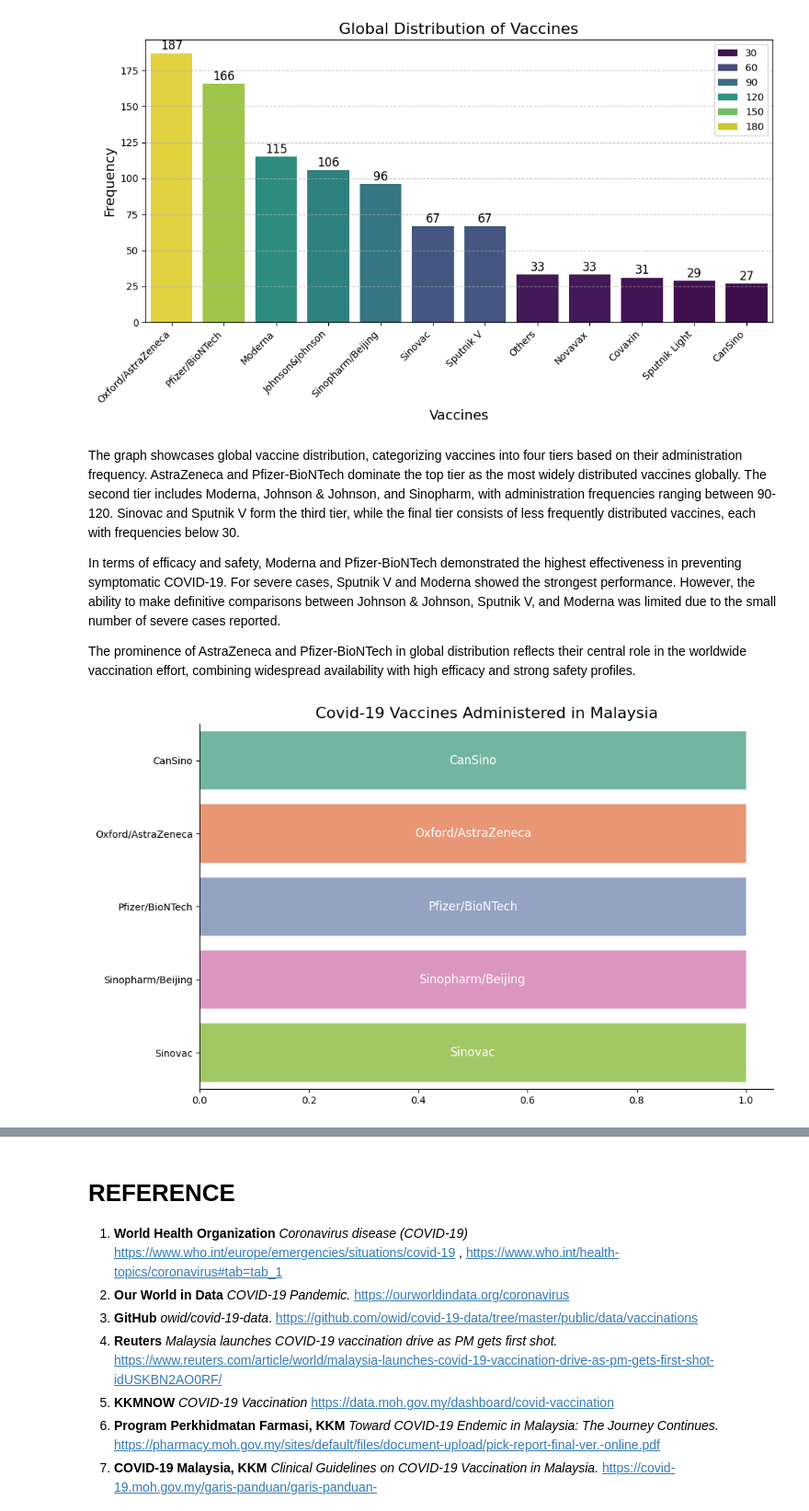
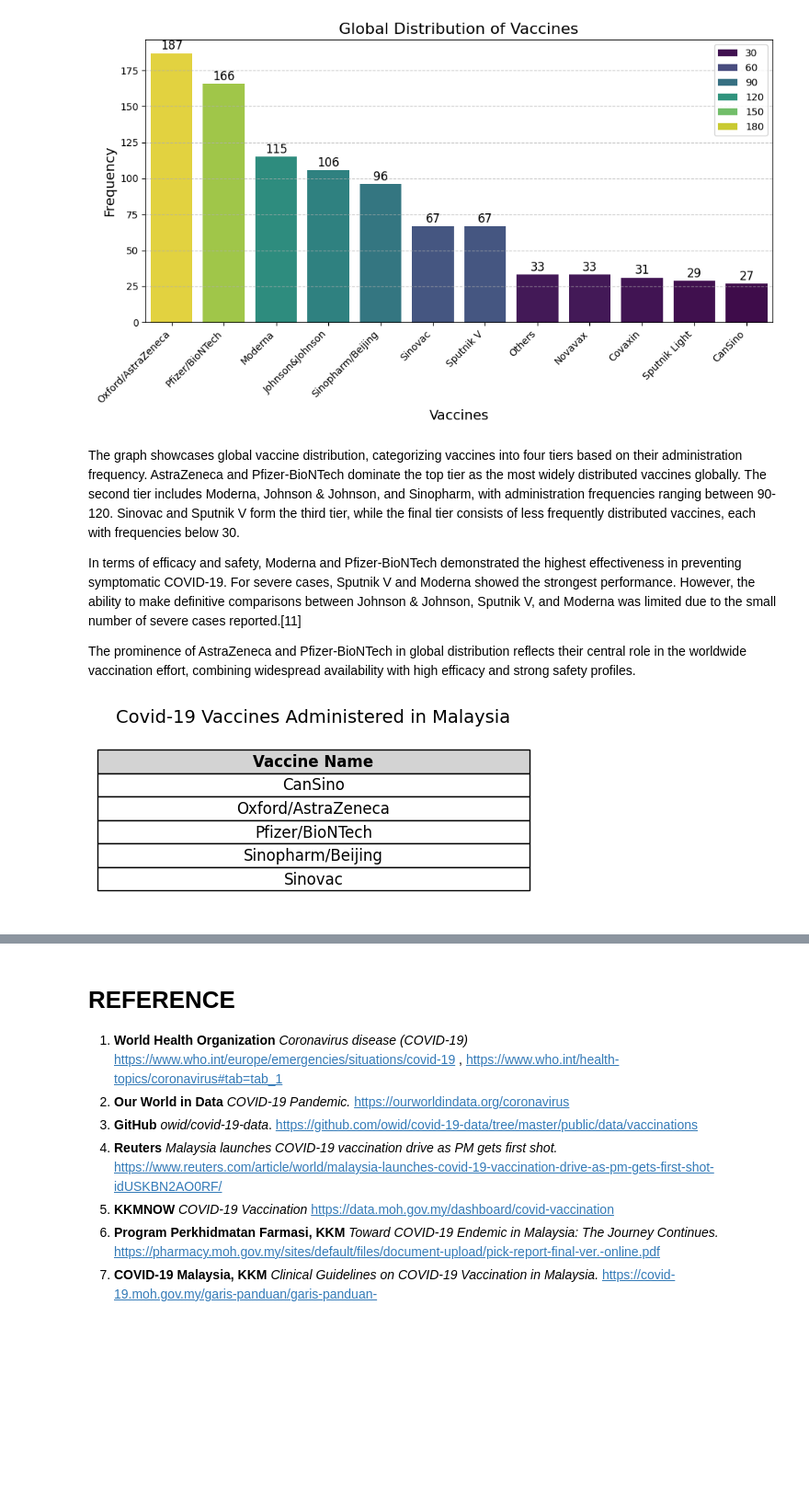
Before and after one commit to ismiasmaa/covid-19, a Jupyter notebook: P149789_DataScience_Project2.ipynb, the cells around one changed output, grey strips where cells are left out. Shown at 92% size. Cells and saved outputs as stored; diff of their text form; code cells hidden in the pictures; blank space fills up the shorter version.

```diff
--- a/P149789_DataScience_Project2.ipynb
+++ b/P149789_DataScience_Project2.ipynb
@@ -843,43 +852,43 @@ plt.show()
 # %% [markdown]
 The graph showcases global vaccine distribution, categorizing vaccines into four tiers based on their administration frequency. AstraZeneca and Pfizer-BioNTech dominate the top tier as the most widely distributed vaccines globally. The second tier includes Moderna, Johnson & Johnson, and Sinopharm, with administration frequencies ranging between 90-120. Sinovac and Sputnik V form the third tier, while the final tier consists of less frequently distributed vaccines, each with frequencies below 30.
 
-In terms of efficacy and safety, Moderna and Pfizer-BioNTech demonstrated the highest effectiveness in preventing symptomatic COVID-19. For severe cases, Sputnik V and Moderna showed the strongest performance. However, the ability to make definitive comparisons between Johnson & Johnson, Sputnik V, and Moderna was limited due to the small number of severe cases reported.
+In terms of efficacy and safety, Moderna and Pfizer-BioNTech demonstrated the highest effectiveness in preventing symptomatic COVID-19. For severe cases, Sputnik V and Moderna showed the strongest performance. However, the ability to make definitive comparisons between Johnson & Johnson, Sputnik V, and Moderna was limited due to the small number of severe cases reported.[11]
 
 The prominence of AstraZeneca and Pfizer-BioNTech in global distribution reflects their central role in the worldwide vaccination effort, combining widespread availability with high efficacy and strong safety profiles.
-# %%
-plt.figure(figsize=(10, 6))
-
-# Create horizontal bar plot
-sns.barplot(
-    x=vax_Msia.groupby('vaccines').size(),
-    y=vax_Msia.groupby('vaccines').size().index,
-    hue=vax_Msia.groupby('vaccines').size().index,
-    palette='Set2', #predefined color
-    dodge=False)
-
-# Remove top and right spines for cleaner look
-plt.gca().spines[['top', 'right']].set_visible(False)
-
-# Add a title
-plt.title('Covid-19 Vaccines Administered in Malaysia', fontsize=16)
-
-# Remove x and y labels
-plt.xlabel('')
-plt.ylabel('')
-
-# Add vaccine names inside the bars, centered
-ax = plt.gca()  # Get the current axes
-for p, vaccine_name in zip(ax.patches, vax_Msia.groupby('vaccines').size().index):
-    width = p.get_width()  # Get the width of the bar
-    x = width / 2  # Position text at the center of the bar
-    y = p.get_y() + p.get_height() / 2  # Center the text vertically
-    ax.text(x, y, vaccine_name, ha='center', va='center', color='white', fontsize=12)
-
-# Display the plot
-plt.tight_layout()
-plt.show()
-# %% [output]
-[figure, removed]
+# %%
+# show table of vaccines administered in Malaysia
+
+# Get unique vaccine names as a list
+vaccine_names = vax_Msia['vaccines'].unique().reshape(-1, 1)  # Reshape for table format
+
+# Create figure and axis
+fig, ax = plt.subplots(figsize=(5, len(vaccine_names) * 0.5))  # Adjust height based on number of vaccines
+
+# Hide axes
+ax.axis('off')
+
+# Create the table
+table = ax.table(cellText=vaccine_names,
+                 colLabels=['Vaccine Name'],
+                 loc='center',
+                 cellLoc='center',
+                 colColours=["lightgray"])  # Adds a background color to the header
+
+table.auto_set_font_size(False)
+table.set_fontsize(12)
+table.scale(1, 1.5)  # Adjust scaling if needed
+
+# Make the header bold
+header_cells = table._cells[(0, 0)]  # Access the header cell
+header_cells.set_text_props(weight='bold')  # Set text to bold
+
+# Set a title for the figure
+plt.title('Covid-19 Vaccines Administered in Malaysia', fontsize=14)
+
+plt.tight_layout()
+plt.show()
+# %% [output]
+[figure, added]
 # %% [markdown]
 The global distribution of COVID-19 vaccines follows a similar hierarchy, with AstraZeneca and Pfizer-BioNTech leading the way in terms of frequency and efficacy. Malaysia, too, has made strategic decisions in its vaccine procurement, securing 66.7 million doses from five manufacturers through the COVAX Facility and direct purchases. Among these, the Pfizer-BioNTech and Moderna vaccines—both mRNA-based—are key players, aligning with their high efficacy globally in preventing symptomatic COVID-19.
 
```
Also changed, not shown: parts of 13 cells of this notebook.
